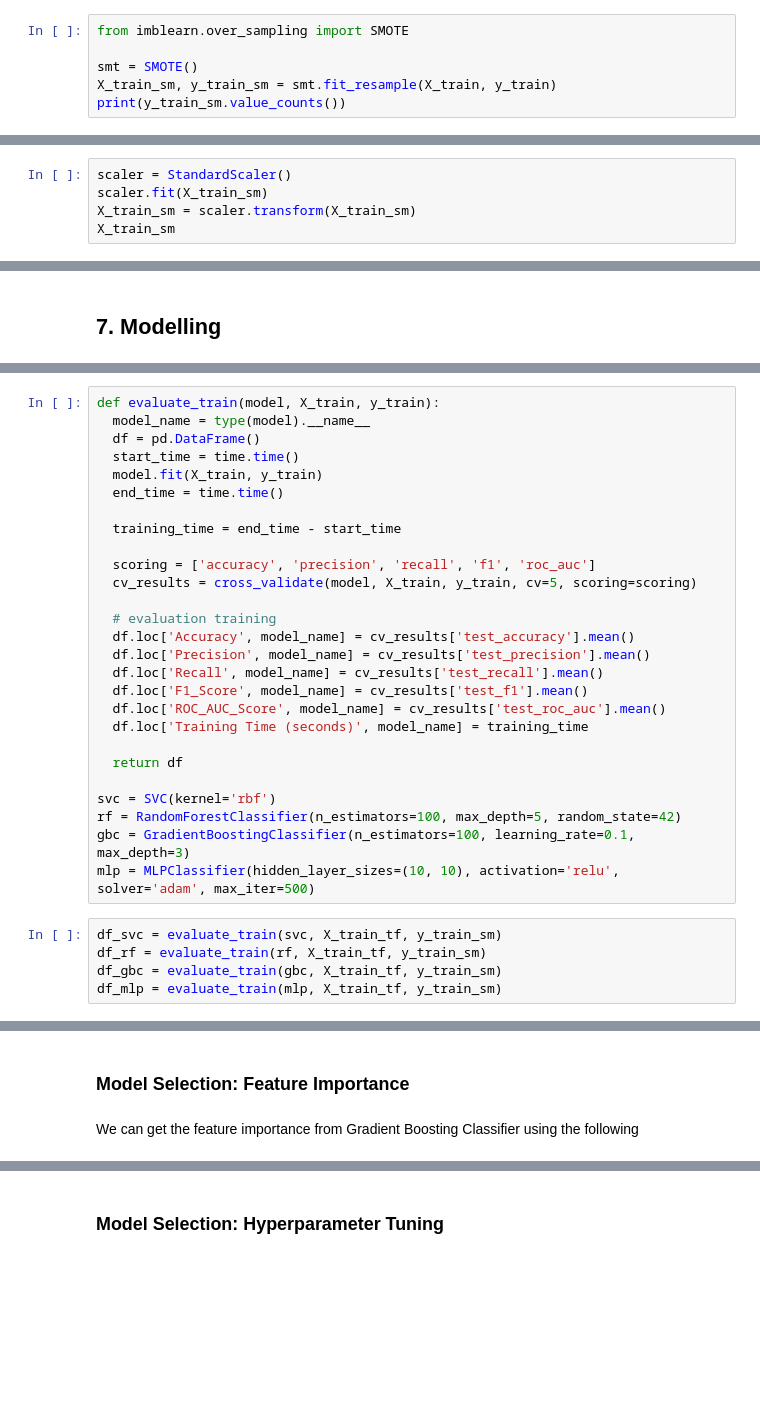
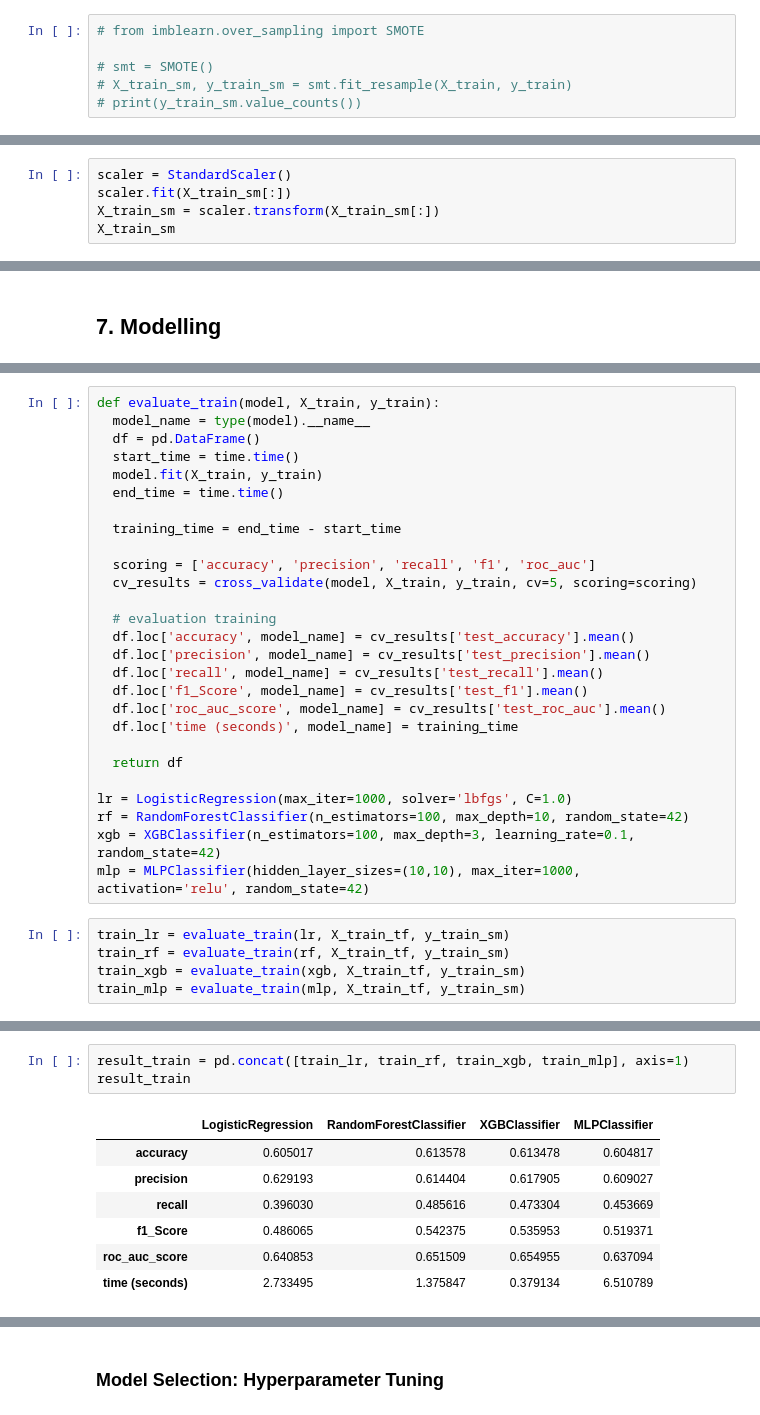
Before and after one commit to mfathul21/hospital-patient-readmissions, a Jupyter notebook: notebook.ipynb, the cells around one changed output, grey strips where cells are left out. Drawn from its saved outputs; the diff is of its cells as text; blank space fills up the shorter version.

```diff
--- a/notebook.ipynb
+++ b/notebook.ipynb
@@ -616,9 +647,9 @@ Name: count, dtype: int64
 # %%
-from imblearn.over_sampling import SMOTE
+# from imblearn.over_sampling import SMOTE
 
-smt = SMOTE()
-X_train_sm, y_train_sm = smt.fit_resample(X_train, y_train)
-print(y_train_sm.value_counts())
+# smt = SMOTE()
+# X_train_sm, y_train_sm = smt.fit_resample(X_train, y_train)
+# print(y_train_sm.value_counts())
 # %% [output]
 readmitted
 1    10583
@@ -638,7 +669,7 @@ Usually, we would use the last two methods if we only had a few positive cases.
 Some machine learning models have problems when variables have different sizes (0-100, vs 0-1000000). To solve this, we can scale the data. Here we will use Standard Scaler from scikit-learn which removes the mean and scales to the unit variance.
 # %%
 scaler = StandardScaler()
-scaler.fit(X_train_sm)
-X_train_sm = scaler.transform(X_train_sm)
+scaler.fit(X_train_sm[:])
+X_train_sm = scaler.transform(X_train_sm[:])
 X_train_sm
 # %% [output]
@@ -703,21 +732,21 @@ def evaluate_train(model, X_train, y_train):
   cv_results = cross_validate(model, X_train, y_train, cv=5, scoring=scoring)
 
   # evaluation training
-  df.loc['Accuracy', model_name] = cv_results['test_accuracy'].mean()
-  df.loc['Precision', model_name] = cv_results['test_precision'].mean()
-  df.loc['Recall', model_name] = cv_results['test_recall'].mean()
-  df.loc['F1_Score', model_name] = cv_results['test_f1'].mean()
-  df.loc['ROC_AUC_Score', model_name] = cv_results['test_roc_auc'].mean()
-  df.loc['Training Time (seconds)', model_name] = training_time
+  df.loc['accuracy', model_name] = cv_results['test_accuracy'].mean()
+  df.loc['precision', model_name] = cv_results['test_precision'].mean()
+  df.loc['recall', model_name] = cv_results['test_recall'].mean()
+  df.loc['f1_Score', model_name] = cv_results['test_f1'].mean()
+  df.loc['roc_auc_score', model_name] = cv_results['test_roc_auc'].mean()
+  df.loc['time (seconds)', model_name] = training_time
 
   return df
 
-svc = SVC(kernel='rbf')
-rf = RandomForestClassifier(n_estimators=100, max_depth=5, random_state=42)
-gbc = GradientBoostingClassifier(n_estimators=100, learning_rate=0.1, max_depth=3)
-mlp = MLPClassifier(hidden_layer_sizes=(10, 10), activation='relu', solver='adam', max_iter=500)
+lr = LogisticRegression(max_iter=1000, solver='lbfgs', C=1.0)
+rf = RandomForestClassifier(n_estimators=100, max_depth=10, random_state=42)
+xgb = XGBClassifier(n_estimators=100, max_depth=3, learning_rate=0.1, random_state=42)
+mlp = MLPClassifier(hidden_layer_sizes=(10,10), max_iter=1000, activation='relu', random_state=42)
 # %%
-df_svc = evaluate_train(svc, X_train_tf, y_train_sm)
-df_rf = evaluate_train(rf, X_train_tf, y_train_sm)
-df_gbc = evaluate_train(gbc, X_train_tf, y_train_sm)
-df_mlp = evaluate_train(mlp, X_train_tf, y_train_sm)
+train_lr = evaluate_train(lr, X_train_tf, y_train_sm)
+train_rf = evaluate_train(rf, X_train_tf, y_train_sm)
+train_xgb = evaluate_train(xgb, X_train_tf, y_train_sm)
+train_mlp = evaluate_train(mlp, X_train_tf, y_train_sm)
@@ -735,7 +753,14 @@ result_train
-# %% [markdown]
-### Model Selection: Feature Importance
-# %% [markdown]
-We can get the feature importance from Gradient Boosting Classifier using the following
+# %%
+result_train = pd.concat([train_lr, train_rf, train_xgb, train_mlp], axis=1)
+result_train
+# %% [output]
+|  | LogisticRegression | RandomForestClassifier | XGBClassifier | MLPClassifier |
+| accuracy | 0.605017 | 0.613578 | 0.613478 | 0.604817 |
+| precision | 0.629193 | 0.614404 | 0.617905 | 0.609027 |
+| recall | 0.396030 | 0.485616 | 0.473304 | 0.453669 |
+| f1_Score | 0.486065 | 0.542375 | 0.535953 | 0.519371 |
+| roc_auc_score | 0.640853 | 0.651509 | 0.654955 | 0.637094 |
+| time (seconds) | 2.733495 | 1.375847 | 0.379134 | 6.510789 |
 # %%
 def evaluate_test(model, X_test, y_test):
   model_name = type(model).__name__
```
Also changed, not shown: parts of 66 cells of this notebook.
